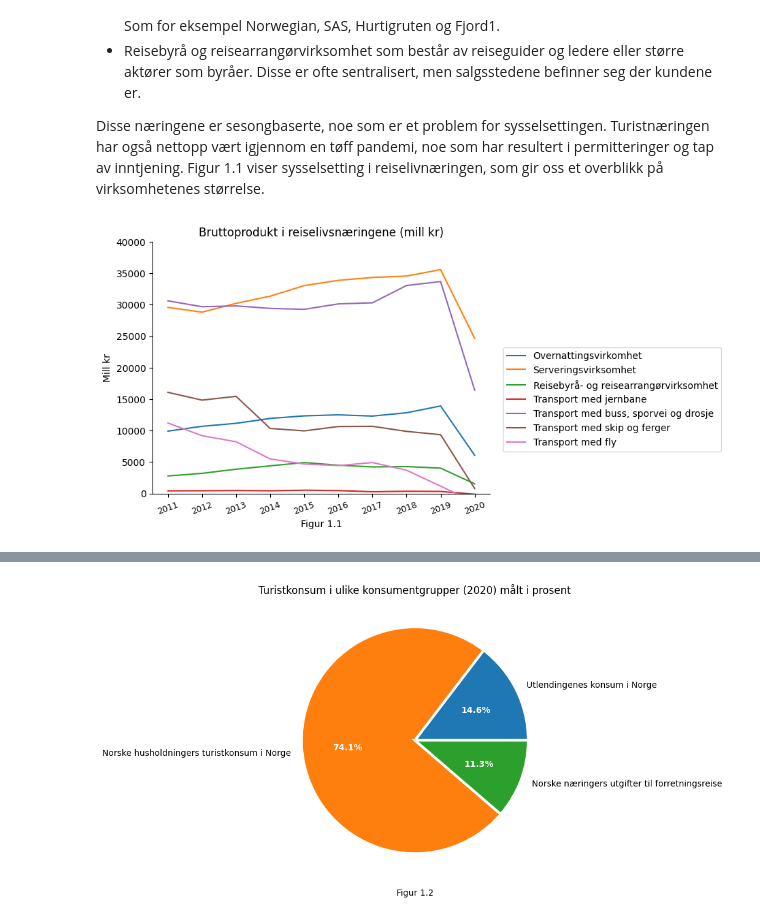
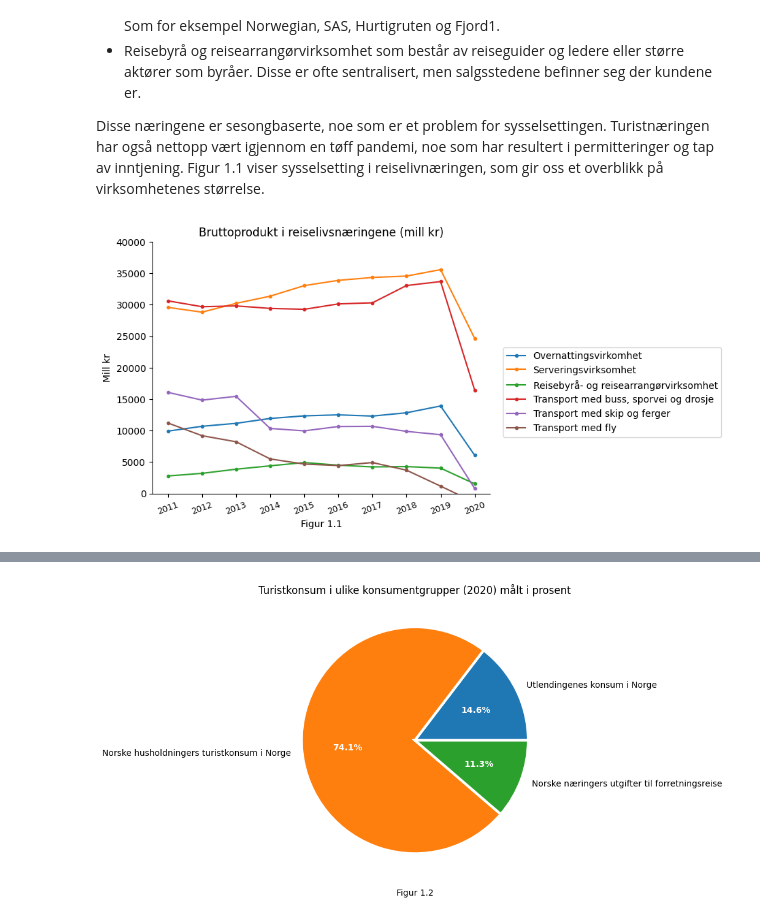
Before and after one commit to loopdiggaz/SOK-1006, a Jupyter notebook: Mappe1/mappeoppgave.ipynb, the cells around one changed output, grey strips where cells are left out. Drawn from its saved outputs; the diff is of its cells as text; code cells hidden in the pictures.

```diff
--- a/Mappe1/mappeoppgave.ipynb
+++ b/Mappe1/mappeoppgave.ipynb
@@ -118,22 +116,21 @@ transport_fly = df.loc[(df['reiselivsnæring'] == 'Transport med fly') & (df['ho
 # %%
 fig, ax = plt.subplots()
 ax.spines['top'].set_color('none')
 ax.spines['right'].set_color('none')
 
-ax.plot(overnatting['år'], overnatting['value'], label = 'Overnattingsvirkomhet')
-ax.plot(servering['år'],servering['value'], label = 'Serveringsvirksomhet')
-ax.plot(reise_arrangør['år'],reise_arrangør['value'], label = 'Reisebyrå- og reisearrangørvirksomhet')
-ax.plot(transport_jernbarne['år'],transport_jernbarne['value'], label = 'Transport med jernbane')
-ax.plot(transport_buss['år'],transport_buss['value'], label = 'Transport med buss, sporvei og drosje')
-ax.plot(transport_skip['år'],transport_skip['value'], label = 'Transport med skip og ferger')
-ax.plot(transport_fly['år'],transport_fly['value'], label = 'Transport med fly')
+ax.plot(overnatting['år'], overnatting['value'], label = 'Overnattingsvirkomhet',marker = 'o', markersize = 3)
+ax.plot(servering['år'],servering['value'], label = 'Serveringsvirksomhet',marker = 'o',markersize = 3)
+ax.plot(reise_arrangør['år'],reise_arrangør['value'], label = 'Reisebyrå- og reisearrangørvirksomhet',marker = 'o',markersize = 3)
+ax.plot(transport_buss['år'],transport_buss['value'], label = 'Transport med buss, sporvei og drosje',marker = 'o',markersize = 3)
+ax.plot(transport_skip['år'],transport_skip['value'], label = 'Transport med skip og ferger',marker = 'o',markersize = 3)
+ax.plot(transport_fly['år'],transport_fly['value'], label = 'Transport med fly',marker = 'o',markersize = 3)
 ax.set_title('Bruttoprodukt i reiselivsnæringene (mill kr)')
 ax.set_ylabel('Mill kr')
 ax.set_xlabel('Figur 1.1')
 ax.set_ylim(0,40000)
 ax.xaxis.set_tick_params(labelsize=9, rotation = 20)
 
 ax.legend(bbox_to_anchor=(1.7,0.6));
 # %% [output]
-[figure, old version]
+[figure, new version]
 # %%
```
Also changed, not shown: parts of 10 cells of this notebook, 1 other file.
